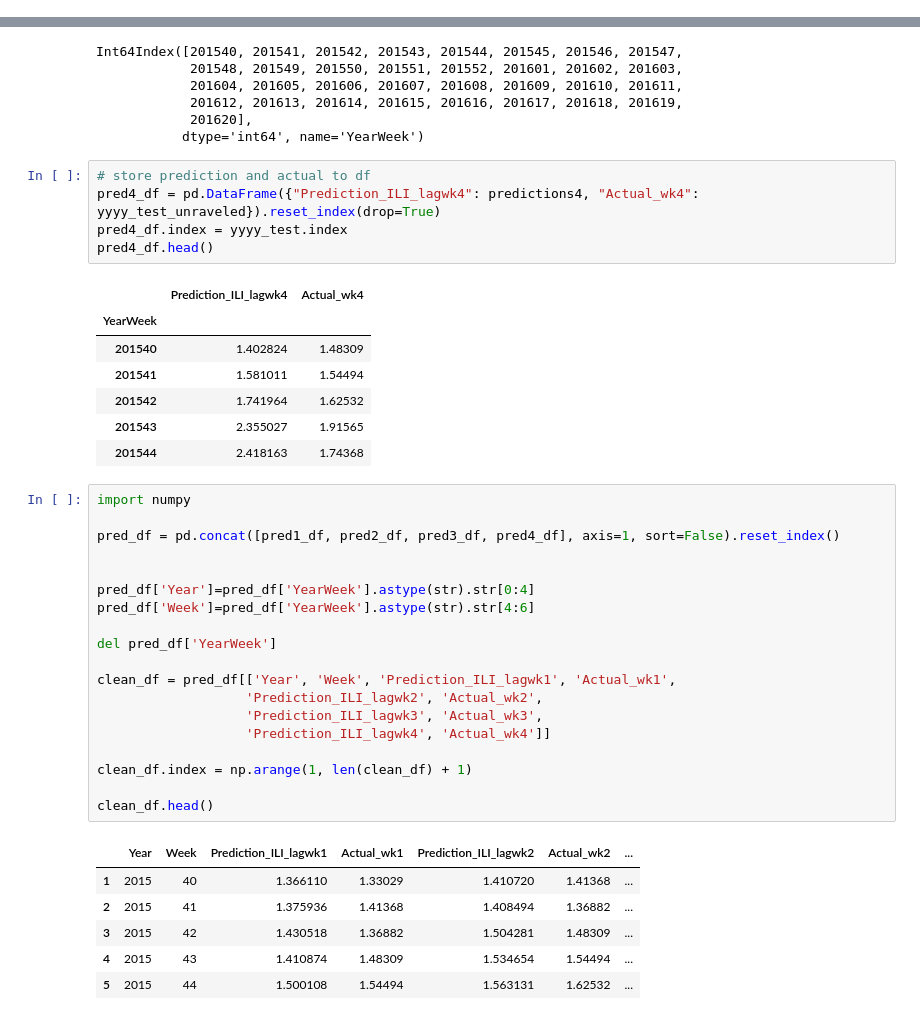
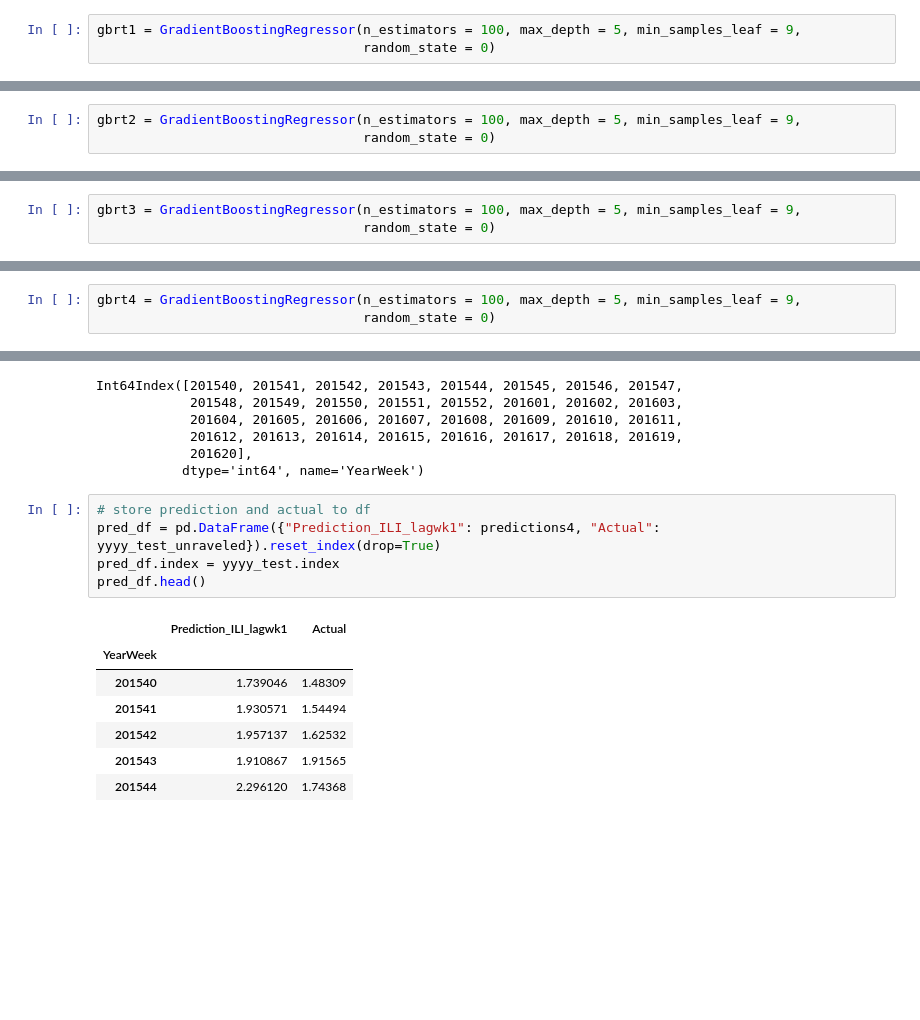
Before and after one commit to Anuujints/FinalUCBX, a Jupyter notebook: flu_indicator/data/ILINet_by_ILIweek_Gradient_Boost_Regressor.ipynb, the cells around one changed output, grey strips where cells are left out. Saved outputs shown, nothing was run; the diff lists cells and outputs as text; blank space fills up the shorter version.

```diff
--- a/flu_indicator/data/ILINet_by_ILIweek_Gradient_Boost_Regressor.ipynb
+++ b/flu_indicator/data/ILINet_by_ILIweek_Gradient_Boost_Regressor.ipynb
@@ -107,3 +105,6 @@ gbrt1 = GradientBoostingRegressor(n_estimators = 300, max_depth = 5) # number of
+# %%
+gbrt1 = GradientBoostingRegressor(n_estimators = 100, max_depth = 5, min_samples_leaf = 9,
+                                  random_state = 0)
 # %%
 gbrt1.fit(X_train, y_train)
 # %% [output]
@@ -251,3 +264,6 @@ gbrt2 = GradientBoostingRegressor(n_estimators = 300, max_depth = 5) # number of
+# %%
+gbrt2 = GradientBoostingRegressor(n_estimators = 100, max_depth = 5, min_samples_leaf = 9,
+                                  random_state = 0)
 # %%
 gbrt2.fit(X_train, yy_train)
 # %% [output]
@@ -331,3 +326,6 @@ gbrt3 = GradientBoostingRegressor(n_estimators = 300, max_depth = 5) # number of
+# %%
+gbrt3 = GradientBoostingRegressor(n_estimators = 100, max_depth = 5, min_samples_leaf = 9,
+                                  random_state = 0)
 # %%
 gbrt3.fit(X_train, yyy_train)
 # %% [output]
@@ -390,3 +384,6 @@ gbrt4 = GradientBoostingRegressor(n_estimators = 300, max_depth = 5) # number of
+# %%
+gbrt4 = GradientBoostingRegressor(n_estimators = 100, max_depth = 5, min_samples_leaf = 9,
+                                  random_state = 0)
 # %%
 gbrt4.fit(X_train, yyyy_train)
 # %% [output]
@@ -428,40 +425,14 @@ Int64Index([201540, 201541, 201542, 201543, 201544, 201545, 201546, 201547,
            dtype='int64', name='YearWeek')
 # %%
 # store prediction and actual to df
-pred4_df = pd.DataFrame({"Prediction_ILI_lagwk4": predictions4, "Actual_wk4": yyyy_test_unraveled}).reset_index(drop=True)
-pred4_df.index = yyyy_test.index
-pred4_df.head()
+pred_df = pd.DataFrame({"Prediction_ILI_lagwk1": predictions4, "Actual": yyyy_test_unraveled}).reset_index(drop=True)
+pred_df.index = yyyy_test.index
+pred_df.head()
 # %% [output]
-|  | Prediction_ILI_lagwk4 | Actual_wk4 |
+|  | Prediction_ILI_lagwk1 | Actual |
 | YearWeek |  |  |
-| 201540 | 1.402824 | 1.48309 |
-| 201541 | 1.581011 | 1.54494 |
-| 201542 | 1.741964 | 1.62532 |
-| 201543 | 2.355027 | 1.91565 |
-| 201544 | 2.418163 | 1.74368 |
+| 201540 | 1.739046 | 1.48309 |
+| 201541 | 1.930571 | 1.54494 |
+| 201542 | 1.957137 | 1.62532 |
+| 201543 | 1.910867 | 1.91565 |
+| 201544 | 2.296120 | 1.74368 |
-# %%
-import numpy
-
-pred_df = pd.concat([pred1_df, pred2_df, pred3_df, pred4_df], axis=1, sort=False).reset_index()
-
-
-pred_df['Year']=pred_df['YearWeek'].astype(str).str[0:4]
-pred_df['Week']=pred_df['YearWeek'].astype(str).str[4:6]
-
-del pred_df['YearWeek']
-
-clean_df = pred_df[['Year', 'Week', 'Prediction_ILI_lagwk1', 'Actual_wk1',
-                   'Prediction_ILI_lagwk2', 'Actual_wk2',
-                   'Prediction_ILI_lagwk3', 'Actual_wk3',
-                   'Prediction_ILI_lagwk4', 'Actual_wk4']]
-
-clean_df.index = np.arange(1, len(clean_df) + 1)
-
-clean_df.head()
-# %% [output]
-|  | Year | Week | Prediction_ILI_lagwk1 | Actual_wk1 | Prediction_ILI_lagwk2 | Actual_wk2 | ... |
-| 1 | 2015 | 40 | 1.366110 | 1.33029 | 1.410720 | 1.41368 | ... |
-| 2 | 2015 | 41 | 1.375936 | 1.41368 | 1.408494 | 1.36882 | ... |
-| 3 | 2015 | 42 | 1.430518 | 1.36882 | 1.504281 | 1.48309 | ... |
-| 4 | 2015 | 43 | 1.410874 | 1.48309 | 1.534654 | 1.54494 | ... |
-| 5 | 2015 | 44 | 1.500108 | 1.54494 | 1.563131 | 1.62532 | ... |
```
Also changed, not shown: parts of 35 cells of this notebook, 10 other files.
